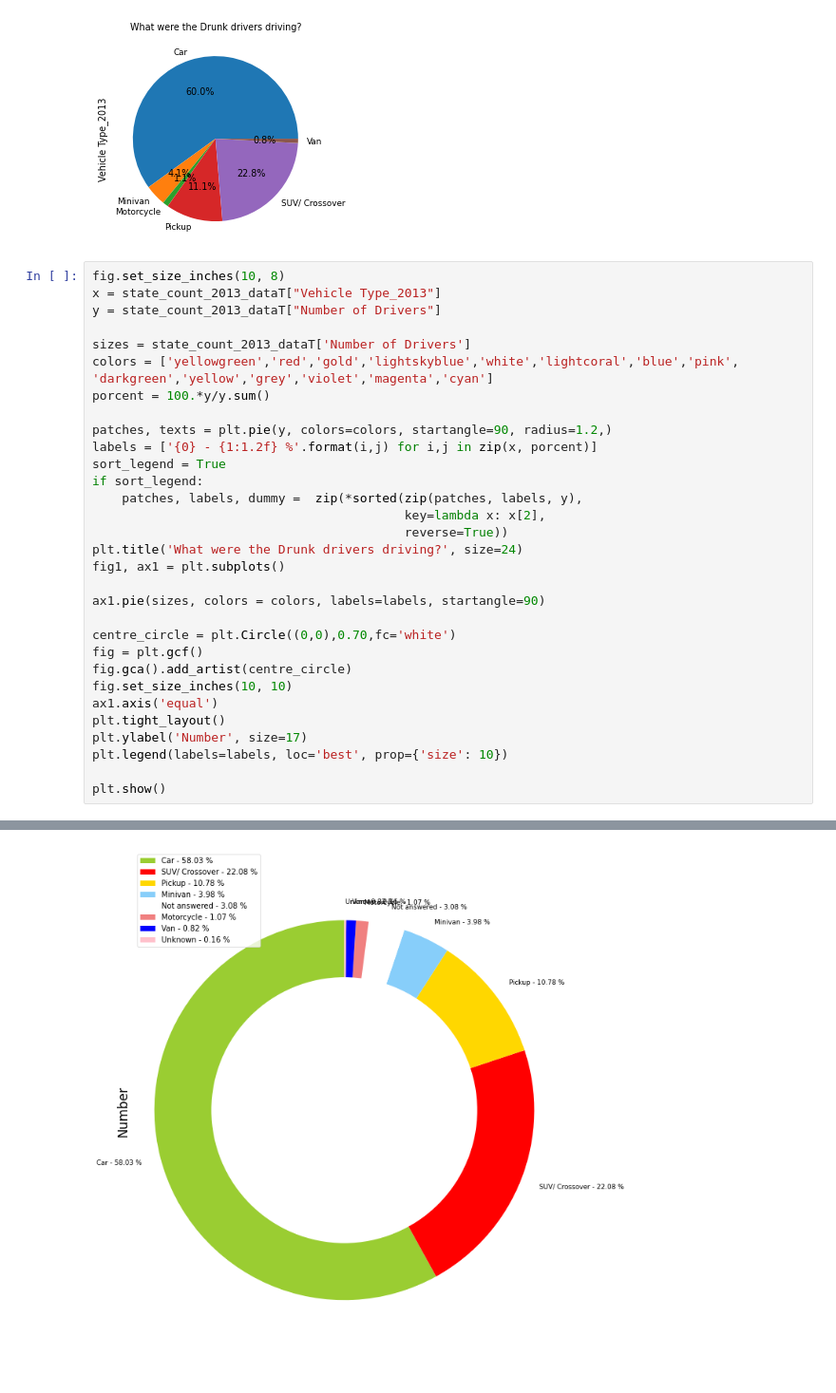
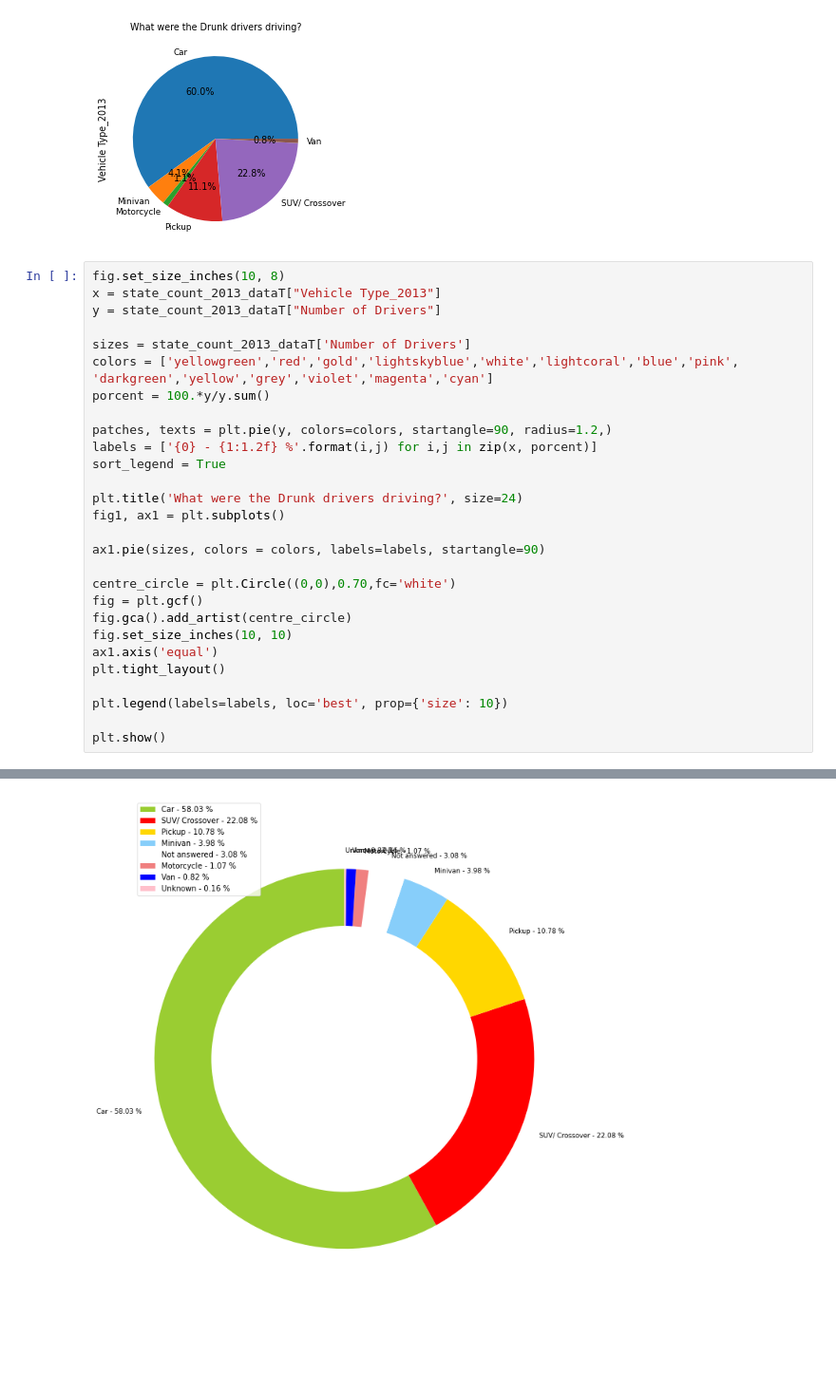
Before and after one commit to Nickfeliciano2/DUI-Statistical-Analysis-API, a Jupyter notebook: comparative_data_plots.ipynb, the cells around one changed output, grey strips where cells are left out. Shown at 95% size. Cells and saved outputs as stored; diff of their text form; blank space fills up the shorter version.

Commit message:
Fixed chart mistake

```diff
--- a/comparative_data_plots.ipynb
+++ b/comparative_data_plots.ipynb
@@ -677,34 +677,31 @@ vehicle_plot.plot(kind="pie", y="Types of Vehicles",title="What were the Drunk d
 # %%
 fig.set_size_inches(10, 8)
 x = state_count_2013_dataT["Vehicle Type_2013"]
 y = state_count_2013_dataT["Number of Drivers"]
 
 sizes = state_count_2013_dataT['Number of Drivers']
 colors = ['yellowgreen','red','gold','lightskyblue','white','lightcoral','blue','pink', 'darkgreen','yellow','grey','violet','magenta','cyan']
 porcent = 100.*y/y.sum()
 
 patches, texts = plt.pie(y, colors=colors, startangle=90, radius=1.2,)
 labels = ['{0} - {1:1.2f} %'.format(i,j) for i,j in zip(x, porcent)]
 sort_legend = True
-if sort_legend:
-    patches, labels, dummy =  zip(*sorted(zip(patches, labels, y),
-                                          key=lambda x: x[2],
-                                          reverse=True))
+
 plt.title('What were the Drunk drivers driving?', size=24)
 fig1, ax1 = plt.subplots()
 
 ax1.pie(sizes, colors = colors, labels=labels, startangle=90)
 
 centre_circle = plt.Circle((0,0),0.70,fc='white')
 fig = plt.gcf()
 fig.gca().add_artist(centre_circle)
 fig.set_size_inches(10, 10)
 ax1.axis('equal')
 plt.tight_layout()
-plt.ylabel('Number', size=17)
+
 plt.legend(labels=labels, loc='best', prop={'size': 10})
 
 plt.show()
 # %% [output]
 [figure]
-[figure, old version]
+[figure, new version]
```
